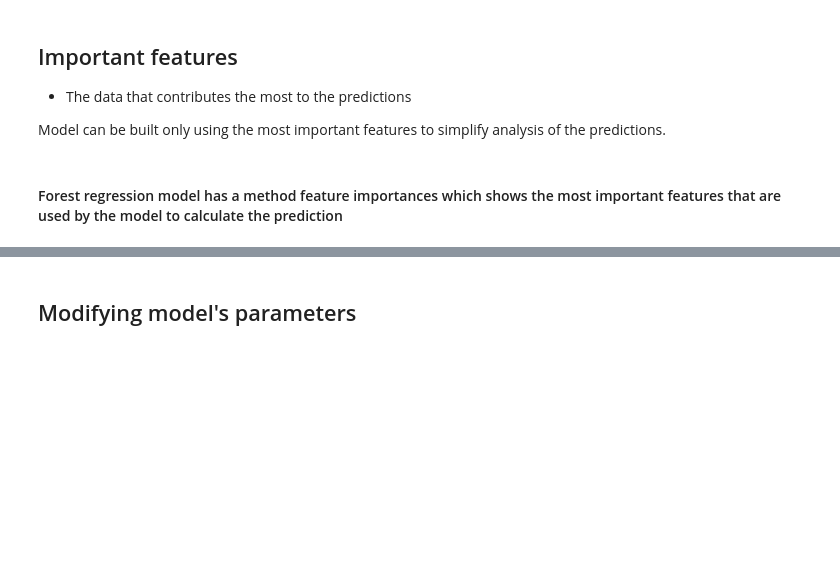
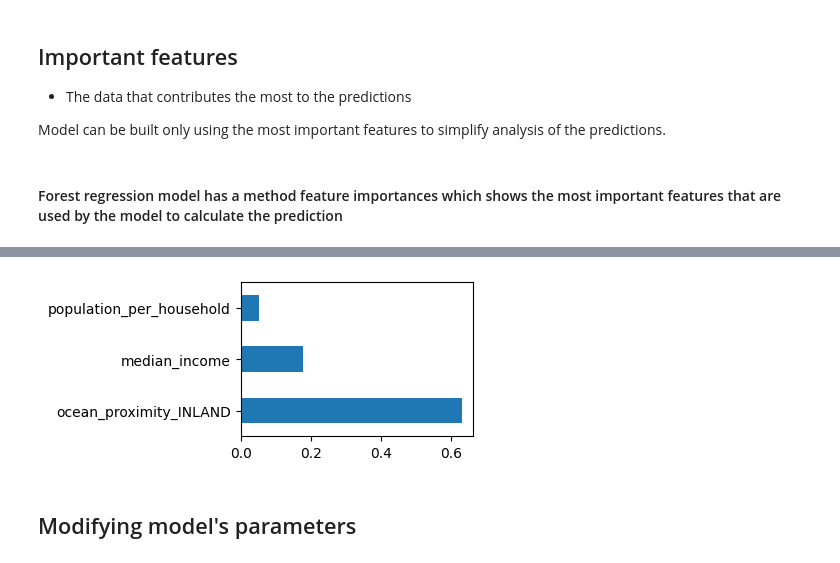
Before and after one commit to angelikavilde/AI-predict-house-value, a Jupyter notebook: model.ipynb, the cells around one changed output, grey strips where cells are left out. Drawn from its saved outputs; the diff is of its cells as text; code cells hidden in the pictures; blank space fills up the shorter version.

```diff
--- a/model.ipynb
+++ b/model.ipynb
@@ -131,3 +141,10 @@ feat_importances.nlargest(3).plot(kind="barh") # plot 3 of the highest importanc
+# %%
+# XGBoost model:
+coef_df = pd.Series(xgb_model.feature_importances_, index = X_train.columns) # has feature_importances_ method
+plt.figure(figsize=(3, 2))
+coef_df.nlargest(3).plot(kind="barh");
+# %% [output]
+[figure, added]
 # %% [markdown]
 ## Modifying model's parameters
 # %%
```
Also changed, not shown: parts of 7 cells of this notebook.
